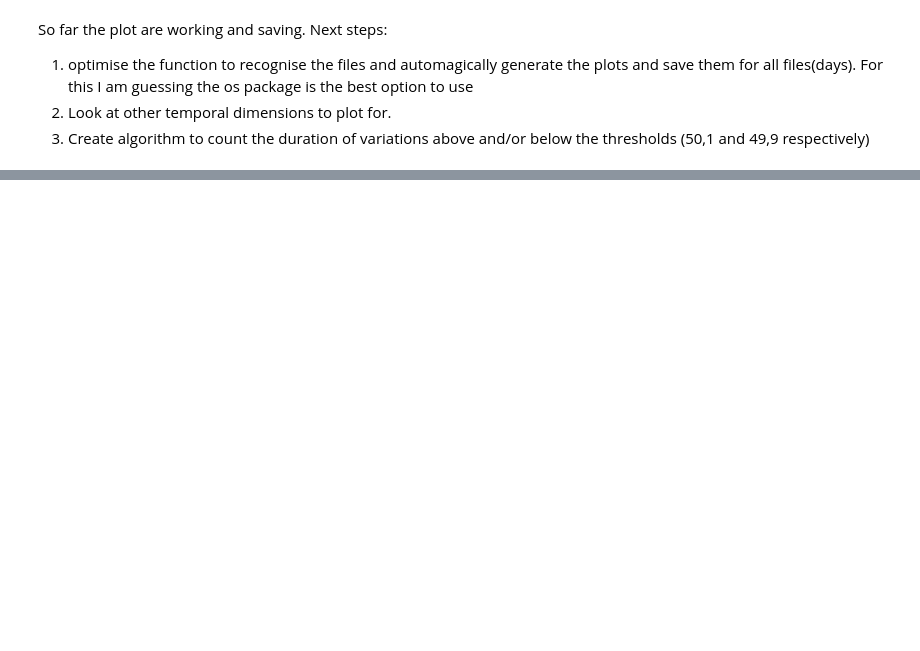
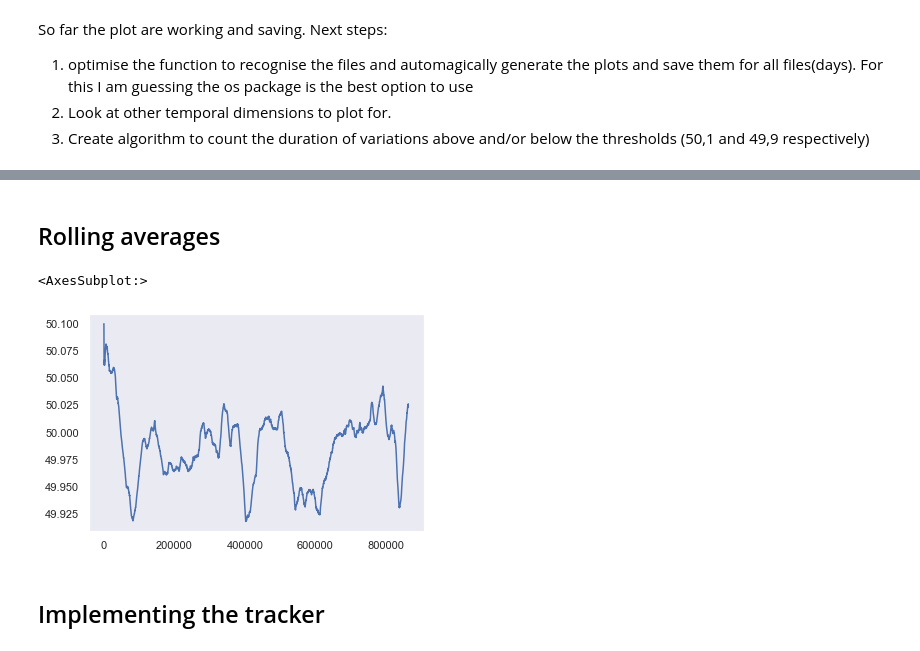
Before and after one commit to LS-io/freq-py, a Jupyter notebook: test.ipynb, the cells around one changed output, grey strips where cells are left out. Drawn from its saved outputs; the diff is of its cells as text; code cells hidden in the pictures; blank space fills up the shorter version.

```diff
--- a/test.ipynb
+++ b/test.ipynb
@@ -249,0 +272,11 @@ Next steps:
+# %% [markdown]
+## Rolling averages
+# %%
+data = pd.read_csv('../FingridDataFiles/2019-01/2019-01-01.csv')
+#data['Value'].rolling(window = 50).mean().plot()
+data['Value'].ewm(alpha = 0.0001).mean().plot()
+# %% [output]
+<AxesSubplot:>
+[figure, added]
+# %% [markdown]
+## Implementing the tracker
```
Also changed, not shown: parts of 14 cells of this notebook, 2 other files.
